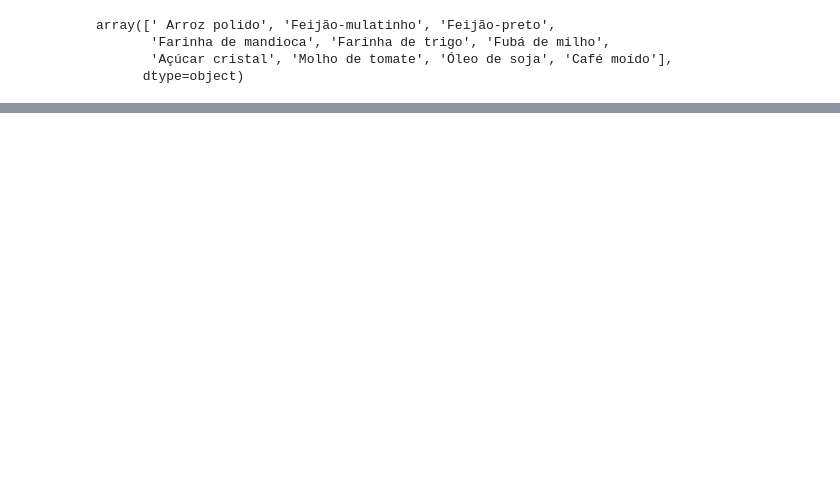
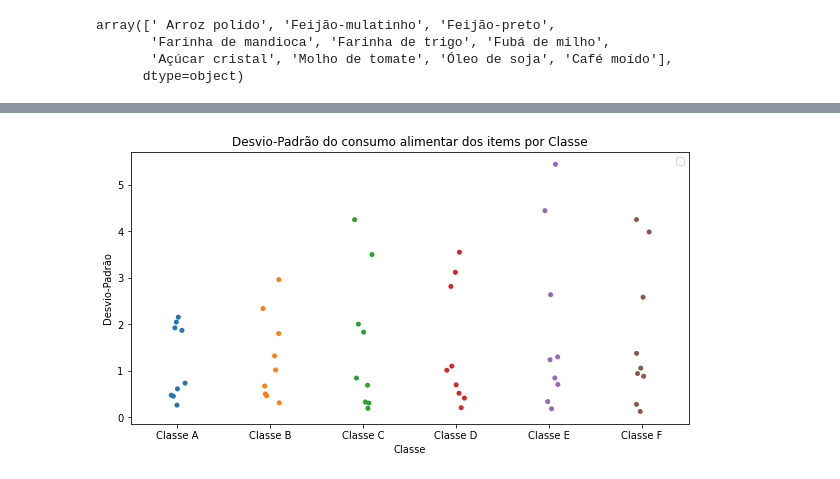
Before and after one commit to O-PY-THA-ON/dcc---fellowship-ci-ncia-de-dados, a Jupyter notebook: Desvio_Padrão_Consumo-1.ipynb, the cells around one changed output, grey strips where cells are left out. Cells and saved outputs as stored; diff of their text form; code cells hidden in the pictures; blank space fills up the shorter version.

```diff
--- a/Desvio_Padrão_Consumo-1.ipynb
+++ b/Desvio_Padrão_Consumo-1.ipynb
@@ -83,7 +91,5 @@ fig2.update_layout(
 # %%
-fig3=px.scatter(consu_desvio2,x='Classe',y='Consumo percapita',color='Items')
-fig3.update_layout(
-    title='Desvio-Padrão do consumo alimentar dos items por Classe',
-    yaxis_title='Desvio padrão'
-)
+plt.figure(figsize=(10,5))
+sns.stripplot(data=consu_desvio2,x='Classe',y='Desvio-Padrão').set_title('Desvio-Padrão do consumo alimentar dos items por Classe')
+plt.legend([],[], frameon=True);
 # %% [output]
@@ -90,0 +96 @@ fig3.update_layout(
+[figure, added]
```
Also changed, not shown: parts of 20 cells of this notebook.
